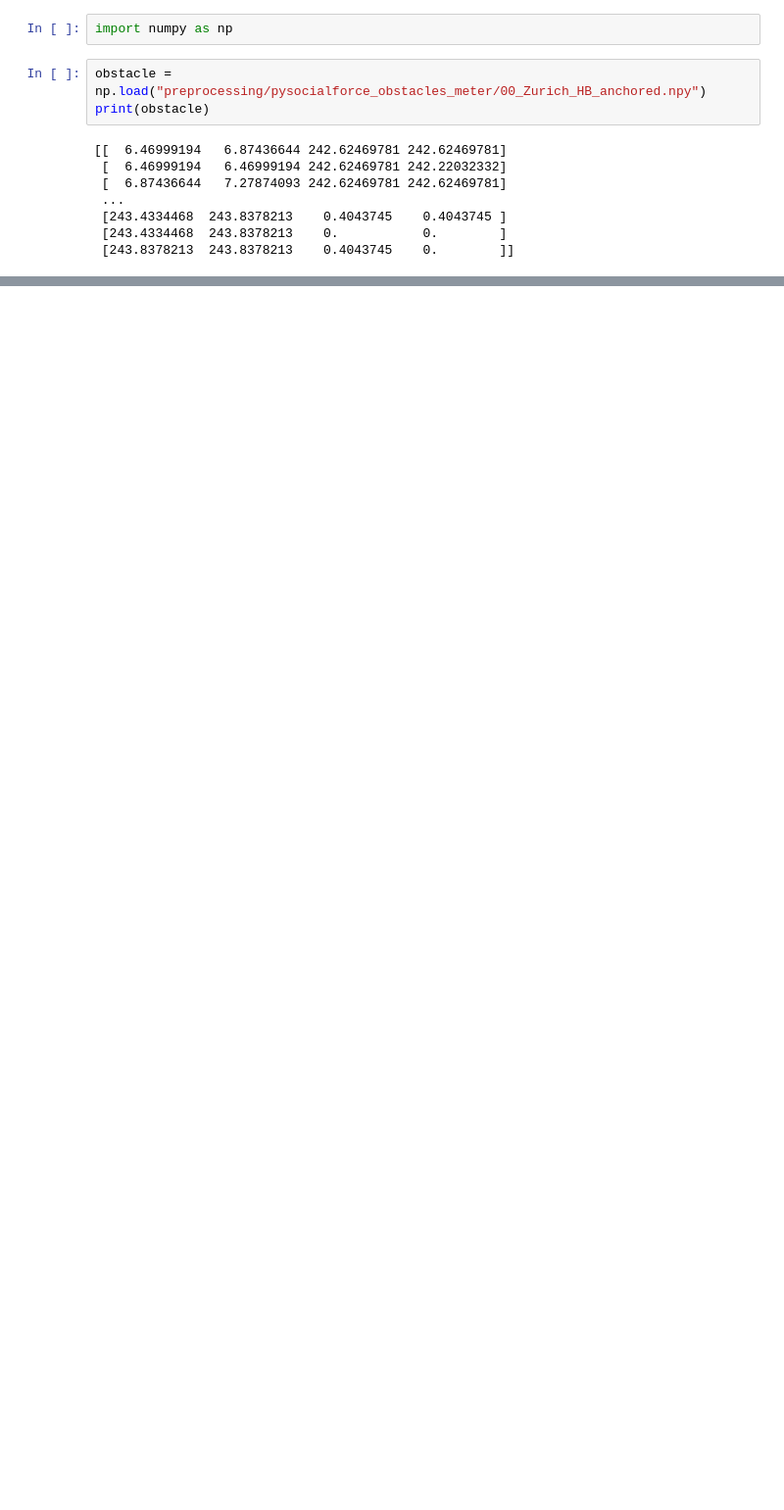
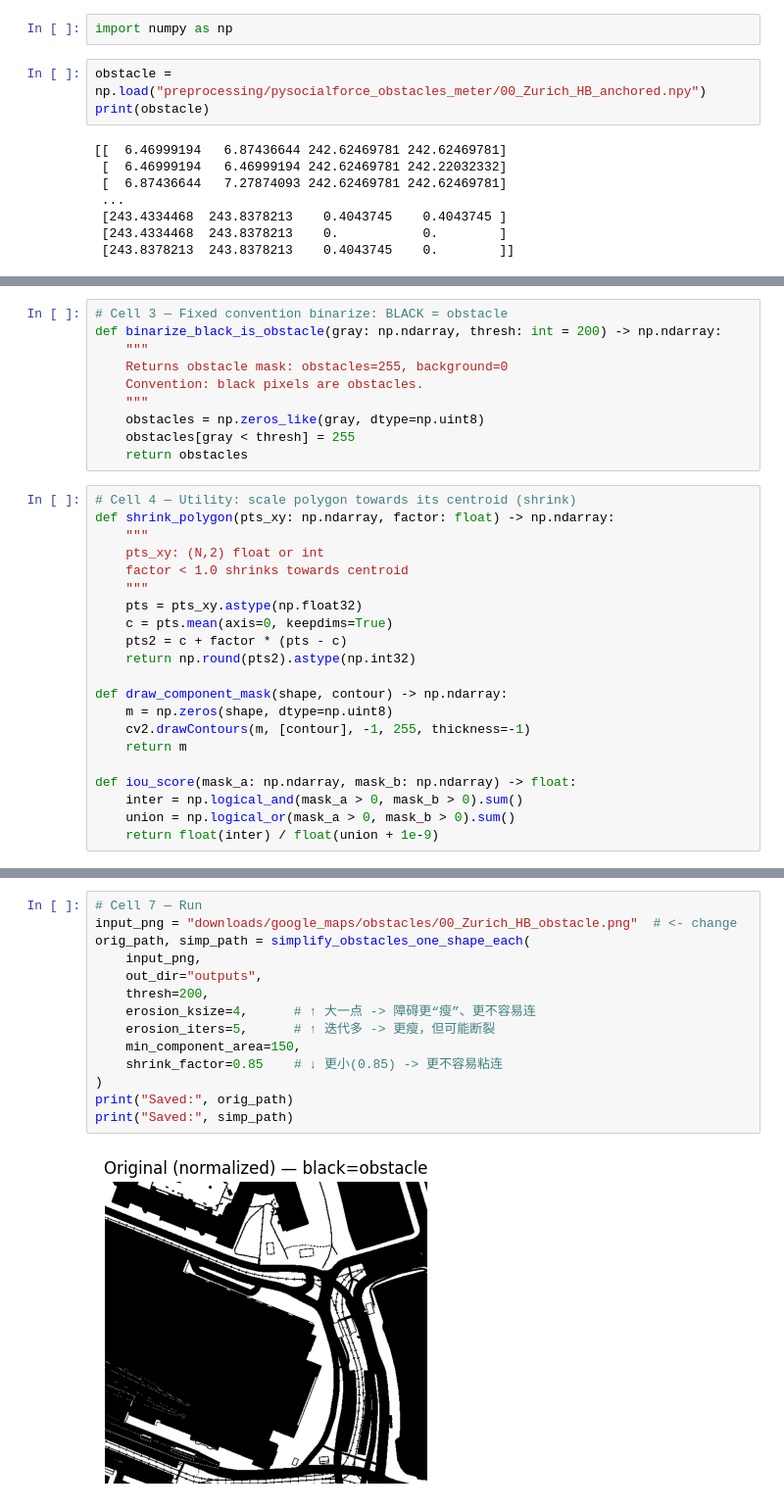
Before and after one commit to sweetspot00/rlaif-llm-translator, a Jupyter notebook: experiments.ipynb, the cells around one changed output, grey strips where cells are left out. Shown at 98% size. Saved outputs shown, nothing was run; the diff lists cells and outputs as text; blank space fills up the shorter version.

Commit message:
simplify map

```diff
--- a/experiments.ipynb
+++ b/experiments.ipynb
@@ -28,0 +121,31 @@ FileNotFoundError: [Errno 2] No such file or directory: 'preprocessing/pysocialf
+# %%
+# Cell 3 — Fixed convention binarize: BLACK = obstacle
+def binarize_black_is_obstacle(gray: np.ndarray, thresh: int = 200) -> np.ndarray:
+    """
+    Returns obstacle mask: obstacles=255, background=0
+    Convention: black pixels are obstacles.
+    """
+    obstacles = np.zeros_like(gray, dtype=np.uint8)
+    obstacles[gray < thresh] = 255
+    return obstacles
+# %%
+# Cell 4 — Utility: scale polygon towards its centroid (shrink)
+def shrink_polygon(pts_xy: np.ndarray, factor: float) -> np.ndarray:
+    """
+    pts_xy: (N,2) float or int
+    factor < 1.0 shrinks towards centroid
+    """
+    pts = pts_xy.astype(np.float32)
+    c = pts.mean(axis=0, keepdims=True)
+    pts2 = c + factor * (pts - c)
+    return np.round(pts2).astype(np.int32)
+
+def draw_component_mask(shape, contour) -> np.ndarray:
+    m = np.zeros(shape, dtype=np.uint8)
+    cv2.drawContours(m, [contour], -1, 255, thickness=-1)
+    return m
+
+def iou_score(mask_a: np.ndarray, mask_b: np.ndarray) -> float:
+    inter = np.logical_and(mask_a > 0, mask_b > 0).sum()
+    union = np.logical_or(mask_a > 0, mask_b > 0).sum()
+    return float(inter) / float(union + 1e-9)
@@ -28,0 +282,16 @@ FileNotFoundError: [Errno 2] No such file or directory: 'preprocessing/pysocialf
+# %%
+# Cell 7 — Run
+input_png = "downloads/google_maps/obstacles/00_Zurich_HB_obstacle.png"  # <- change
+orig_path, simp_path = simplify_obstacles_one_shape_each(
+    input_png,
+    out_dir="outputs",
+    thresh=200,
+    erosion_ksize=4,      # ↑ 大一点 -> 障碍更“瘦”、更不容易连
+    erosion_iters=5,      # ↑ 迭代多 -> 更瘦，但可能断裂
+    min_component_area=150,
+    shrink_factor=0.85    # ↓ 更小(0.85) -> 更不容易粘连
+)
+print("Saved:", orig_path)
+print("Saved:", simp_path)
+# %% [output]
+[figure, added]
```
Also changed, not shown: parts of 10 cells of this notebook, 21 other files.
